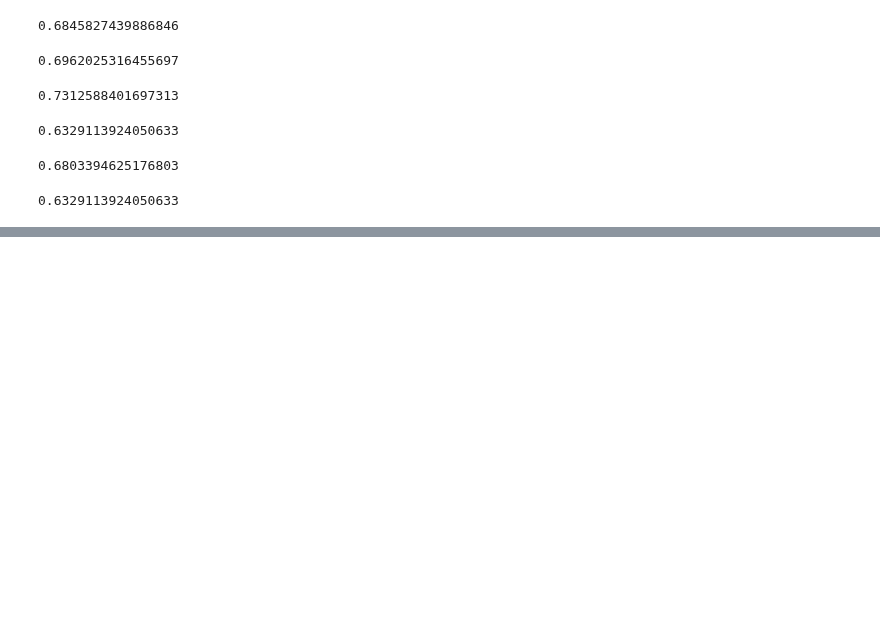
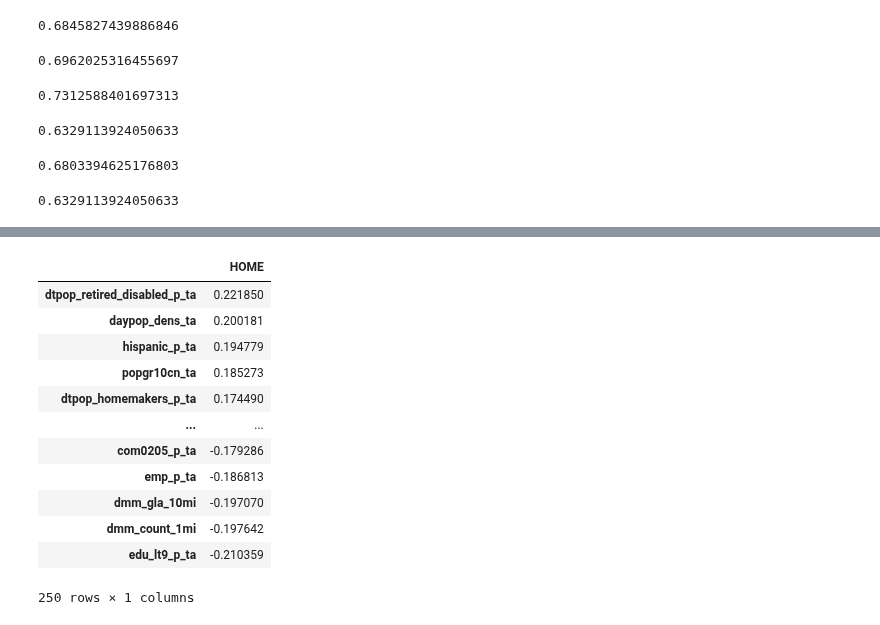
Before and after one commit to mozhao0331/Restaurant_Segmentation_Analysis, a Jupyter notebook: doc/smoothie_king/SK_best_ensemble.ipynb, the cells around one changed output, grey strips where cells are left out. Saved outputs shown, nothing was run; the diff lists cells and outputs as text; code cells hidden in the pictures; blank space fills up the shorter version.

```diff
--- a/doc/smoothie_king/SK_best_ensemble.ipynb
+++ b/doc/smoothie_king/SK_best_ensemble.ipynb
@@ -794,0 +986,16 @@ stack_rf_2.score(X_test, y_test)
+# %%
+lr_feature_importance[["HOME"]].sort_values(by="HOME", ascending=False)
+# %% [output]
+|  | HOME |
+| dtpop_retired_disabled_p_ta | 0.221850 |
+| daypop_dens_ta | 0.200181 |
+| hispanic_p_ta | 0.194779 |
+| popgr10cn_ta | 0.185273 |
+| dtpop_homemakers_p_ta | 0.174490 |
+| ... | ... |
+| com0205_p_ta | -0.179286 |
+| emp_p_ta | -0.186813 |
+| dmm_gla_10mi | -0.197070 |
+| dmm_count_1mi | -0.197642 |
+| edu_lt9_p_ta | -0.210359 |
+250 rows × 1 columns
```
Also changed, not shown: parts of 19 cells of this notebook.
